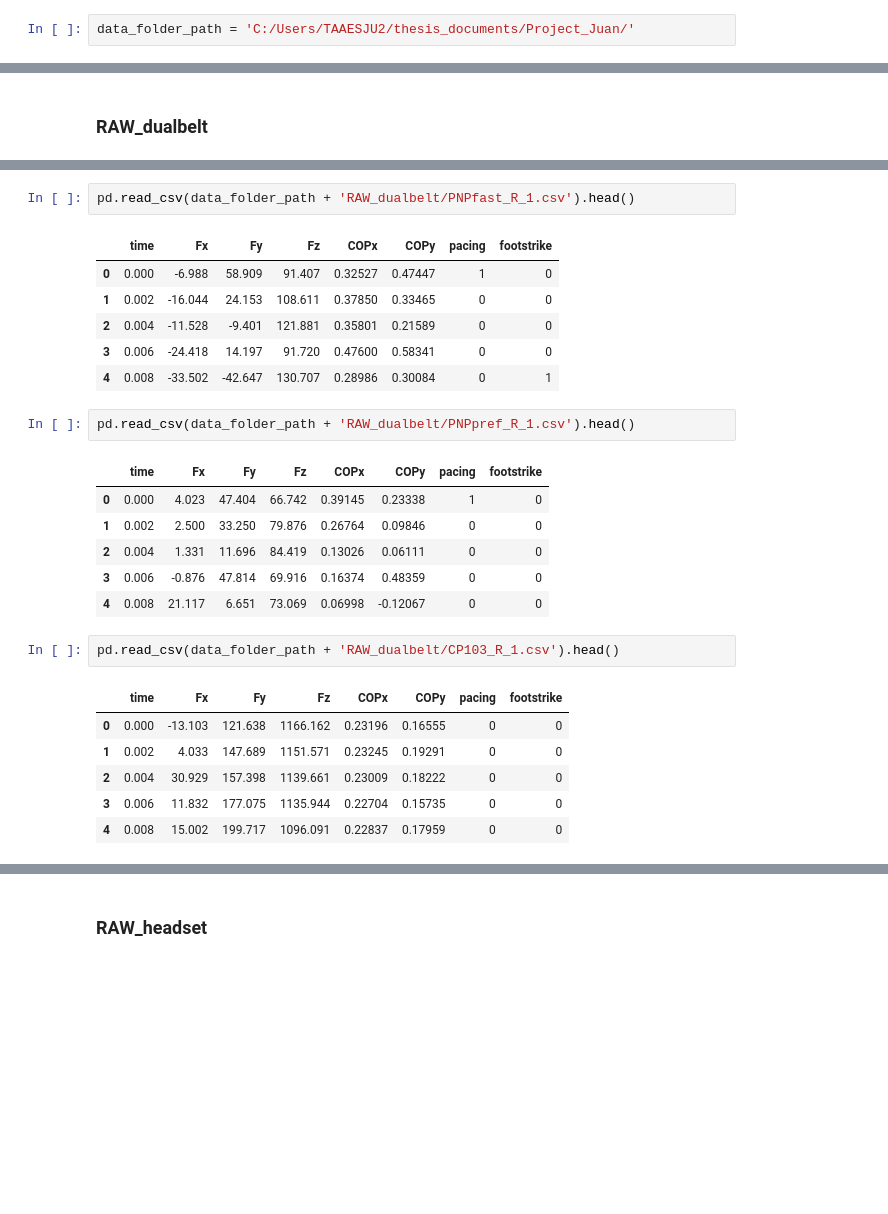
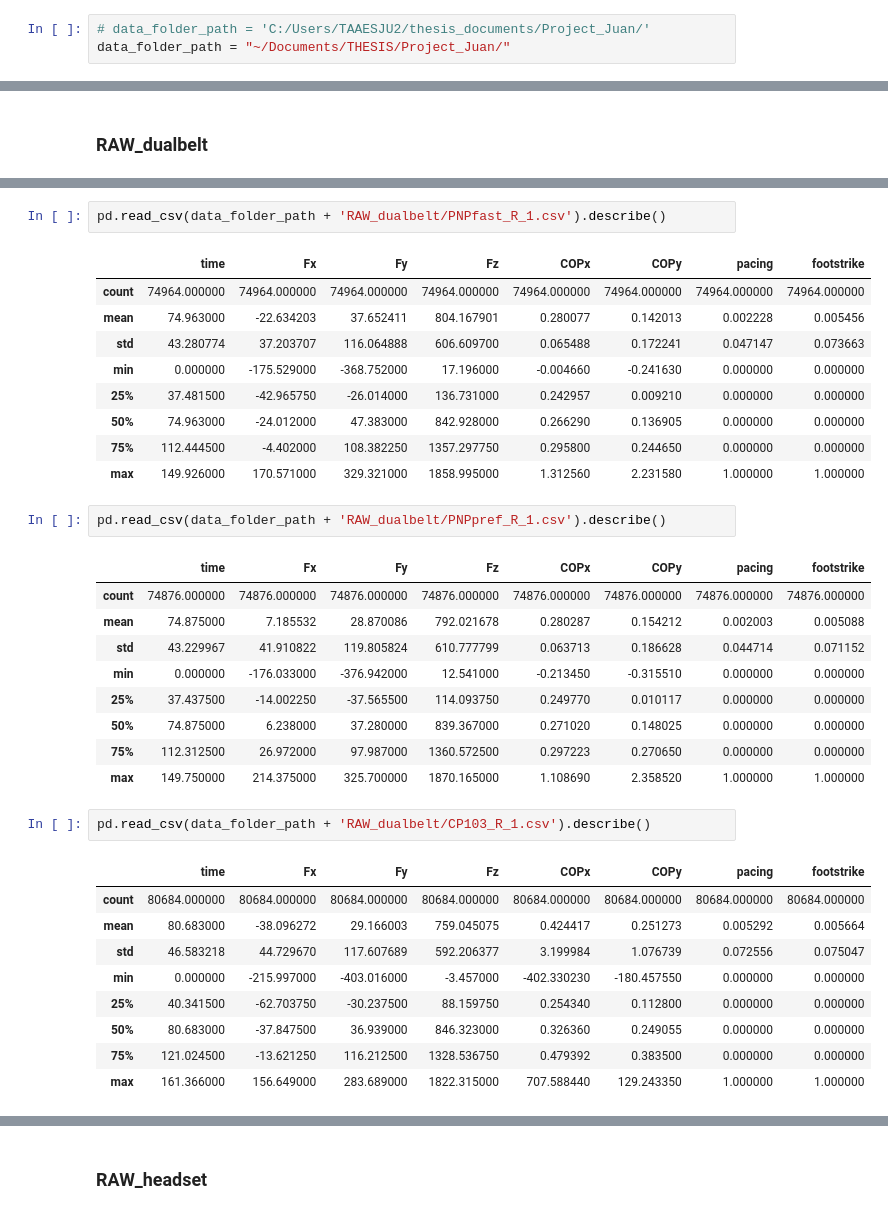
Before and after one commit to jemolano1498/OPPOSD_algorithm, a Jupyter notebook: data_analysis/analyse_data.ipynb, the cells around one changed output, grey strips where cells are left out. Saved outputs shown, nothing was run; the diff lists cells and outputs as text; blank space fills up the shorter version.

```diff
--- a/data_analysis/analyse_data.ipynb
+++ b/data_analysis/analyse_data.ipynb
@@ -3,7 +3,8 @@ import pandas as pd
 import matplotlib.pyplot as plt
 import numpy as np
 # %%
-data_folder_path = 'C:/Users/TAAESJU2/thesis_documents/Project_Juan/'
+# data_folder_path = 'C:/Users/TAAESJU2/thesis_documents/Project_Juan/'
+data_folder_path = "~/Documents/THESIS/Project_Juan/"
 # %%
 volunteers = pd.read_csv(data_folder_path + 'Base_info.csv')
 volunteers
@@ -39,28 +55,37 @@ pd.read_csv(data_folder_path + 'RAW_dualbelt/NP01_R_1.csv').head()
 # %%
-pd.read_csv(data_folder_path + 'RAW_dualbelt/PNPfast_R_1.csv').head()
+pd.read_csv(data_folder_path + 'RAW_dualbelt/PNPfast_R_1.csv').describe()
 # %% [output]
 |  | time | Fx | Fy | Fz | COPx | COPy | pacing | footstrike |
-| 0 | 0.000 | -6.988 | 58.909 | 91.407 | 0.32527 | 0.47447 | 1 | 0 |
-| 1 | 0.002 | -16.044 | 24.153 | 108.611 | 0.37850 | 0.33465 | 0 | 0 |
-| 2 | 0.004 | -11.528 | -9.401 | 121.881 | 0.35801 | 0.21589 | 0 | 0 |
-| 3 | 0.006 | -24.418 | 14.197 | 91.720 | 0.47600 | 0.58341 | 0 | 0 |
-| 4 | 0.008 | -33.502 | -42.647 | 130.707 | 0.28986 | 0.30084 | 0 | 1 |
+| count | 74964.000000 | 74964.000000 | 74964.000000 | 74964.000000 | 74964.000000 | 74964.000000 | 74964.000000 | 74964.000000 |
+| mean | 74.963000 | -22.634203 | 37.652411 | 804.167901 | 0.280077 | 0.142013 | 0.002228 | 0.005456 |
+| std | 43.280774 | 37.203707 | 116.064888 | 606.609700 | 0.065488 | 0.172241 | 0.047147 | 0.073663 |
+| min | 0.000000 | -175.529000 | -368.752000 | 17.196000 | -0.004660 | -0.241630 | 0.000000 | 0.000000 |
+| 25% | 37.481500 | -42.965750 | -26.014000 | 136.731000 | 0.242957 | 0.009210 | 0.000000 | 0.000000 |
+| 50% | 74.963000 | -24.012000 | 47.383000 | 842.928000 | 0.266290 | 0.136905 | 0.000000 | 0.000000 |
+| 75% | 112.444500 | -4.402000 | 108.382250 | 1357.297750 | 0.295800 | 0.244650 | 0.000000 | 0.000000 |
+| max | 149.926000 | 170.571000 | 329.321000 | 1858.995000 | 1.312560 | 2.231580 | 1.000000 | 1.000000 |
 # %%
-pd.read_csv(data_folder_path + 'RAW_dualbelt/PNPpref_R_1.csv').head()
+pd.read_csv(data_folder_path + 'RAW_dualbelt/PNPpref_R_1.csv').describe()
 # %% [output]
 |  | time | Fx | Fy | Fz | COPx | COPy | pacing | footstrike |
-| 0 | 0.000 | 4.023 | 47.404 | 66.742 | 0.39145 | 0.23338 | 1 | 0 |
-| 1 | 0.002 | 2.500 | 33.250 | 79.876 | 0.26764 | 0.09846 | 0 | 0 |
-| 2 | 0.004 | 1.331 | 11.696 | 84.419 | 0.13026 | 0.06111 | 0 | 0 |
-| 3 | 0.006 | -0.876 | 47.814 | 69.916 | 0.16374 | 0.48359 | 0 | 0 |
-| 4 | 0.008 | 21.117 | 6.651 | 73.069 | 0.06998 | -0.12067 | 0 | 0 |
+| count | 74876.000000 | 74876.000000 | 74876.000000 | 74876.000000 | 74876.000000 | 74876.000000 | 74876.000000 | 74876.000000 |
+| mean | 74.875000 | 7.185532 | 28.870086 | 792.021678 | 0.280287 | 0.154212 | 0.002003 | 0.005088 |
+| std | 43.229967 | 41.910822 | 119.805824 | 610.777799 | 0.063713 | 0.186628 | 0.044714 | 0.071152 |
+| min | 0.000000 | -176.033000 | -376.942000 | 12.541000 | -0.213450 | -0.315510 | 0.000000 | 0.000000 |
+| 25% | 37.437500 | -14.002250 | -37.565500 | 114.093750 | 0.249770 | 0.010117 | 0.000000 | 0.000000 |
+| 50% | 74.875000 | 6.238000 | 37.280000 | 839.367000 | 0.271020 | 0.148025 | 0.000000 | 0.000000 |
+| 75% | 112.312500 | 26.972000 | 97.987000 | 1360.572500 | 0.297223 | 0.270650 | 0.000000 | 0.000000 |
+| max | 149.750000 | 214.375000 | 325.700000 | 1870.165000 | 1.108690 | 2.358520 | 1.000000 | 1.000000 |
 # %%
-pd.read_csv(data_folder_path + 'RAW_dualbelt/CP103_R_1.csv').head()
+pd.read_csv(data_folder_path + 'RAW_dualbelt/CP103_R_1.csv').describe()
 # %% [output]
 |  | time | Fx | Fy | Fz | COPx | COPy | pacing | footstrike |
-| 0 | 0.000 | -13.103 | 121.638 | 1166.162 | 0.23196 | 0.16555 | 0 | 0 |
-| 1 | 0.002 | 4.033 | 147.689 | 1151.571 | 0.23245 | 0.19291 | 0 | 0 |
-| 2 | 0.004 | 30.929 | 157.398 | 1139.661 | 0.23009 | 0.18222 | 0 | 0 |
-| 3 | 0.006 | 11.832 | 177.075 | 1135.944 | 0.22704 | 0.15735 | 0 | 0 |
-| 4 | 0.008 | 15.002 | 199.717 | 1096.091 | 0.22837 | 0.17959 | 0 | 0 |
+| count | 80684.000000 | 80684.000000 | 80684.000000 | 80684.000000 | 80684.000000 | 80684.000000 | 80684.000000 | 80684.000000 |
+| mean | 80.683000 | -38.096272 | 29.166003 | 759.045075 | 0.424417 | 0.251273 | 0.005292 | 0.005664 |
+| std | 46.583218 | 44.729670 | 117.607689 | 592.206377 | 3.199984 | 1.076739 | 0.072556 | 0.075047 |
+| min | 0.000000 | -215.997000 | -403.016000 | -3.457000 | -402.330230 | -180.457550 | 0.000000 | 0.000000 |
+| 25% | 40.341500 | -62.703750 | -30.237500 | 88.159750 | 0.254340 | 0.112800 | 0.000000 | 0.000000 |
+| 50% | 80.683000 | -37.847500 | 36.939000 | 846.323000 | 0.326360 | 0.249055 | 0.000000 | 0.000000 |
+| 75% | 121.024500 | -13.621250 | 116.212500 | 1328.536750 | 0.479392 | 0.383500 | 0.000000 | 0.000000 |
+| max | 161.366000 | 156.649000 | 283.689000 | 1822.315000 | 707.588440 | 129.243350 | 1.000000 | 1.000000 |
 # %%
```
Also changed, not shown: parts of 12 cells of this notebook, 1 other file.
